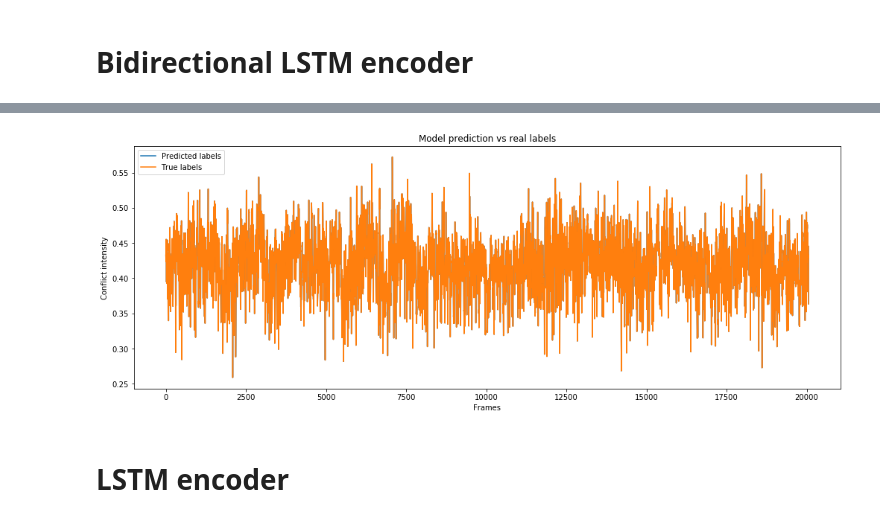
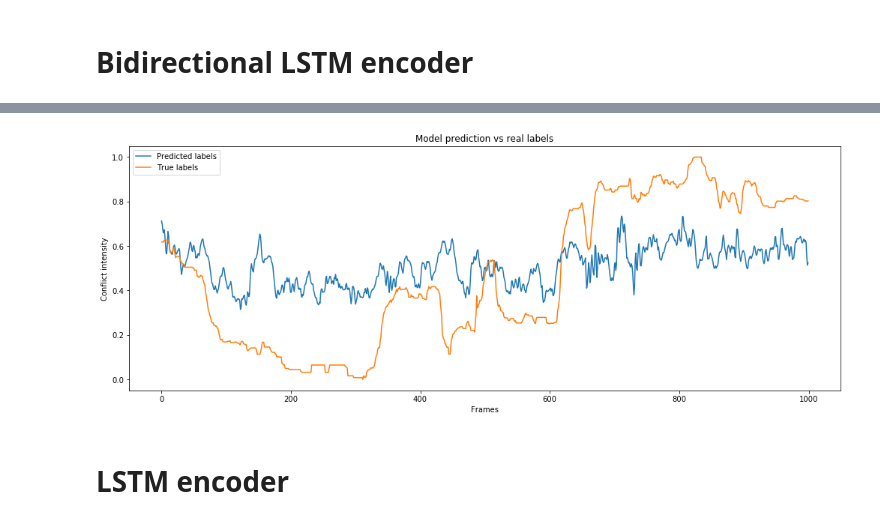
Before and after one commit to pinouche/Multi-task-learning, a Jupyter notebook: Encoders.ipynb, the cells around one changed output, grey strips where cells are left out. Drawn from its saved outputs; the diff is of its cells as text; code cells hidden in the pictures.

```diff
--- a/Encoders.ipynb
+++ b/Encoders.ipynb
@@ -69,11 +74,11 @@ print(annotation_vector_Two.shape)
 
 from sklearn import preprocessing
 
-data_participant1 = data_x[:,:98]
-data_participant2 = data_x[:,98:]
+data_participant1 = data_x_68[:,:98]
+data_participant2 = data_x_68[:,98:]
 participant1_scaled = preprocessing.scale(data_participant1)
 participant2_scaled = preprocessing.scale(data_participant2)
-data_x = preprocessing.scale(data_x)
+data_x_68 = preprocessing.scale(data_x_68)
 # %% [markdown]
 # Smooth the response data
 # %%
@@ -147,7 +152,7 @@ def Makelist(data,Count):
         ball += int(Count[index])
     return(np.asarray(list_data))
 # %%
-list_data_x = Makelist(data_x, Count_full)
+list_data_x = Makelist(data_x_68, Count_full)
 # %%
 # put the things into FOLDS
 
@@ -341,20 +354,32 @@ def compute_icc(x, y):
+# %%
+def epsilon_Loss2(labels, predictions, epsilon = 0.001, delta = 0.7, slope = 0.5):
+    residual = tf.abs(labels-predictions)
+    outcome_1 = tf.zeros(shape=(1,))
+    outcome_2 = residual - epsilon
+    outcome_3 = delta - epsilon + slope * residual
+    result_2 = tf.cond(tf.reduce_mean(residual - epsilon) < delta, lambda: outcome_2, lambda: outcome_3)
+    result = tf.cond(tf.reduce_mean(residual - epsilon) < 0, lambda: outcome_1, lambda: result_2)
+    result = tf.reduce_mean(result)
+    return(result)
 # %% [markdown]
 # Bidirectional LSTM encoder
 # %%
 timesteps_1 = 2
-window_size = 50
+window_size = 25
 batch_size = window_size
-n_epochs = 10
-
+n_epochs = 20
 # Hidden layer for the LSTMs
-hidden_size_bilstm = 64
-hidden_size_mainlstm = 64
+hidden_size_bilstm = 128
+hidden_size_mainlstm = 128
 
 # Hidden size for the fully connected layer
-FC1 = 32
+FC1 = 64
 
-num_input = 98
+alpha_value = (window_size)/2
+num_input = 136
 epsilon = 0.001
-beta = 0.02
+beta = 0.05
 learning_rate = 0.000001
+
+switch_loss = 13 #(number of epoch at which loss is switch from MSE to epsilon)
 # %%
@@ -545,20 +591,20 @@ pearsonr(np.reshape(np.asarray(pred_val), (len(pred_val),)), np.reshape(np.asarr
 # %%
 # function to plot true vs predicted
 
 def plotTrueVPred(true_values, predicted_values):
     fig = plt.figure(figsize=(17, 6))
     plt.plot(predicted_values)
     plt.plot(true_values)
     plt.title('Model prediction vs real labels')
     plt.ylabel('Conflict intensity')
     plt.xlabel('Frames')
     plt.legend(['Predicted labels', 'True labels'], loc='upper left')
     plt.show()
     #fig.savefig('newfiguseless.png', bbox_inches='tight')
 
-plotTrueVPred(pred_val, pred_val)
+plotTrueVPred(list_list_val_y[3000:4000],pred_val[3000:4000])
 # %% [output]
-[figure, old version]
+[figure, new version]
 # %% [markdown]
 # LSTM encoder
 # %%
```
Also changed, not shown: parts of 6 cells of this notebook, 1 other file.
